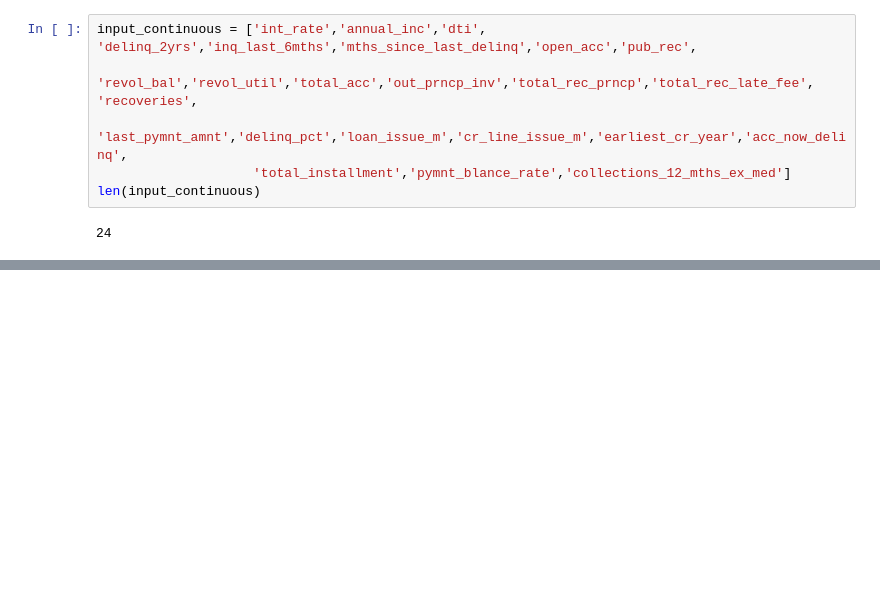
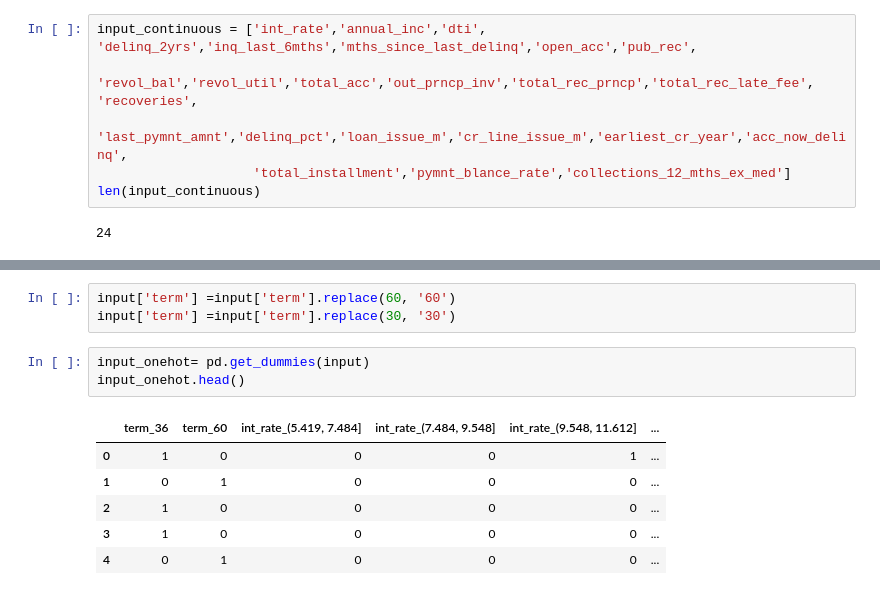
Before and after one commit to tnt305/Creditcard-default-prediction, a Jupyter notebook: 2 2 loan analysis.ipynb, the cells around one changed output, grey strips where cells are left out. Drawn from its saved outputs; the diff is of its cells as text; blank space fills up the shorter version.

```diff
--- a/2 2 loan analysis.ipynb
+++ b/2 2 loan analysis.ipynb
@@ -375,0 +479,13 @@ input['pymnt_blance_rate']= pd.cut(input['pymnt_blance_rate'], bins = [0, 16, 45
+# %%
+input['term'] =input['term'].replace(60, '60')
+input['term'] =input['term'].replace(30, '30')
+# %%
+input_onehot= pd.get_dummies(input)
+input_onehot.head()
+# %% [output]
+|  | term_36 | term_60 | int_rate_(5.419, 7.484] | int_rate_(7.484, 9.548] | int_rate_(9.548, 11.612] | ... |
+| 0 | 1 | 0 | 0 | 0 | 1 | ... |
+| 1 | 0 | 1 | 0 | 0 | 0 | ... |
+| 2 | 1 | 0 | 0 | 0 | 0 | ... |
+| 3 | 1 | 0 | 0 | 0 | 0 | ... |
+| 4 | 0 | 1 | 0 | 0 | 0 | ... |
```
Also changed, not shown: parts of 31 cells of this notebook.
